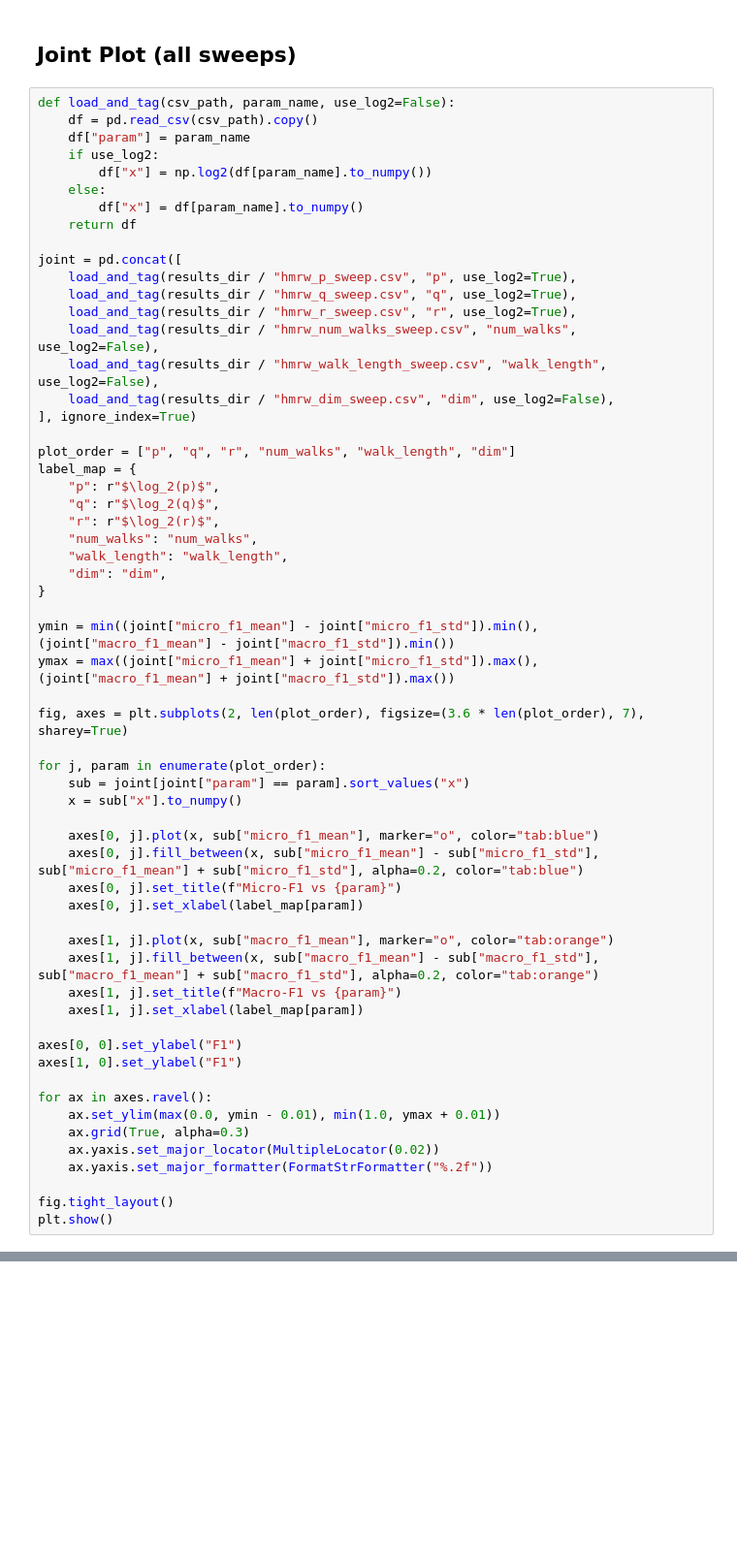
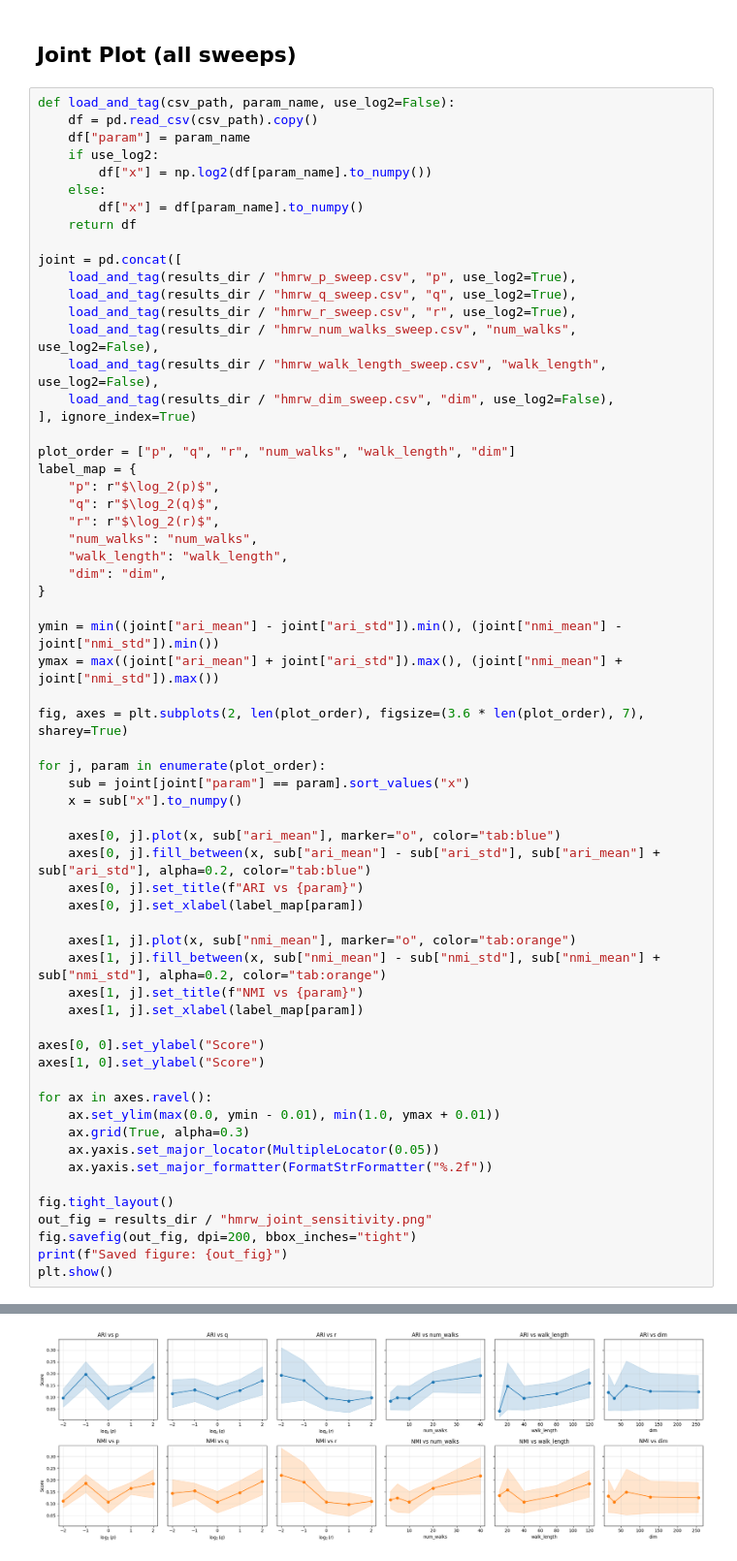
Before and after one commit to aduntslusine/hypergraphs, a Jupyter notebook: 3_synthetic_avgdeg15.ipynb, the cells around one changed output, grey strips where cells are left out. Shown at 97% size. Cells and saved outputs as stored; diff of their text form; blank space fills up the shorter version.

```diff
--- a/3_synthetic_avgdeg15.ipynb
+++ b/3_synthetic_avgdeg15.ipynb
@@ -283,8 +319,8 @@ label_map = {
     "dim": "dim",
 }
 
-ymin = min((joint["micro_f1_mean"] - joint["micro_f1_std"]).min(), (joint["macro_f1_mean"] - joint["macro_f1_std"]).min())
-ymax = max((joint["micro_f1_mean"] + joint["micro_f1_std"]).max(), (joint["macro_f1_mean"] + joint["macro_f1_std"]).max())
+ymin = min((joint["ari_mean"] - joint["ari_std"]).min(), (joint["nmi_mean"] - joint["nmi_std"]).min())
+ymax = max((joint["ari_mean"] + joint["ari_std"]).max(), (joint["nmi_mean"] + joint["nmi_std"]).max())
 
 fig, axes = plt.subplots(2, len(plot_order), figsize=(3.6 * len(plot_order), 7), sharey=True)
 
@@ -292,24 +328,28 @@ for j, param in enumerate(plot_order):
     sub = joint[joint["param"] == param].sort_values("x")
     x = sub["x"].to_numpy()
 
-    axes[0, j].plot(x, sub["micro_f1_mean"], marker="o", color="tab:blue")
-    axes[0, j].fill_between(x, sub["micro_f1_mean"] - sub["micro_f1_std"], sub["micro_f1_mean"] + sub["micro_f1_std"], alpha=0.2, color="tab:blue")
-    axes[0, j].set_title(f"Micro-F1 vs {param}")
+    axes[0, j].plot(x, sub["ari_mean"], marker="o", color="tab:blue")
+    axes[0, j].fill_between(x, sub["ari_mean"] - sub["ari_std"], sub["ari_mean"] + sub["ari_std"], alpha=0.2, color="tab:blue")
+    axes[0, j].set_title(f"ARI vs {param}")
     axes[0, j].set_xlabel(label_map[param])
 
-    axes[1, j].plot(x, sub["macro_f1_mean"], marker="o", color="tab:orange")
-    axes[1, j].fill_between(x, sub["macro_f1_mean"] - sub["macro_f1_std"], sub["macro_f1_mean"] + sub["macro_f1_std"], alpha=0.2, color="tab:orange")
-    axes[1, j].set_title(f"Macro-F1 vs {param}")
+    axes[1, j].plot(x, sub["nmi_mean"], marker="o", color="tab:orange")
+    axes[1, j].fill_between(x, sub["nmi_mean"] - sub["nmi_std"], sub["nmi_mean"] + sub["nmi_std"], alpha=0.2, color="tab:orange")
+    axes[1, j].set_title(f"NMI vs {param}")
     axes[1, j].set_xlabel(label_map[param])
 
-axes[0, 0].set_ylabel("F1")
-axes[1, 0].set_ylabel("F1")
+axes[0, 0].set_ylabel("Score")
+axes[1, 0].set_ylabel("Score")
 
 for ax in axes.ravel():
     ax.set_ylim(max(0.0, ymin - 0.01), min(1.0, ymax + 0.01))
     ax.grid(True, alpha=0.3)
-    ax.yaxis.set_major_locator(MultipleLocator(0.02))
+    ax.yaxis.set_major_locator(MultipleLocator(0.05))
     ax.yaxis.set_major_formatter(FormatStrFormatter("%.2f"))
 
 fig.tight_layout()
+out_fig = results_dir / "hmrw_joint_sensitivity.png"
+fig.savefig(out_fig, dpi=200, bbox_inches="tight")
+print(f"Saved figure: {out_fig}")
 plt.show()
+# %% [output]
@@ -315,0 +357 @@ plt.show()
+[figure, added]
```
Also changed, not shown: parts of 14 cells of this notebook, 33 other files.
